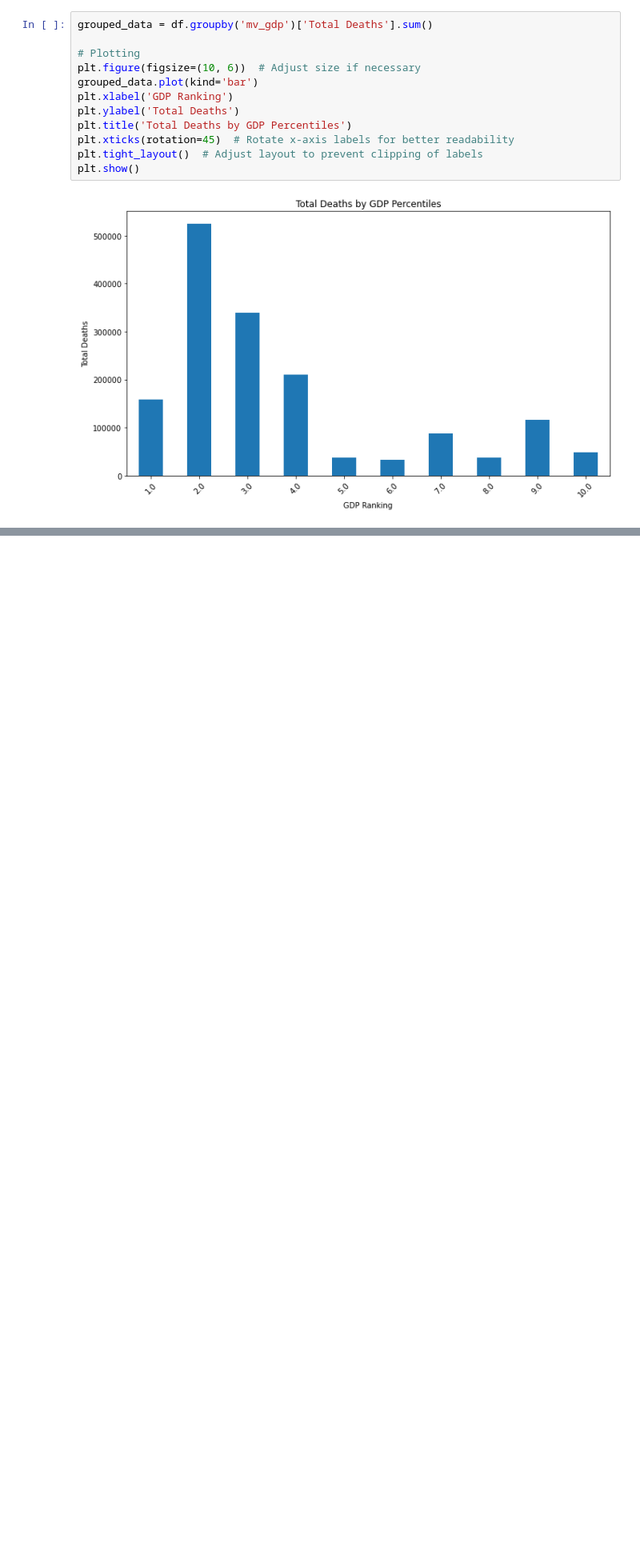
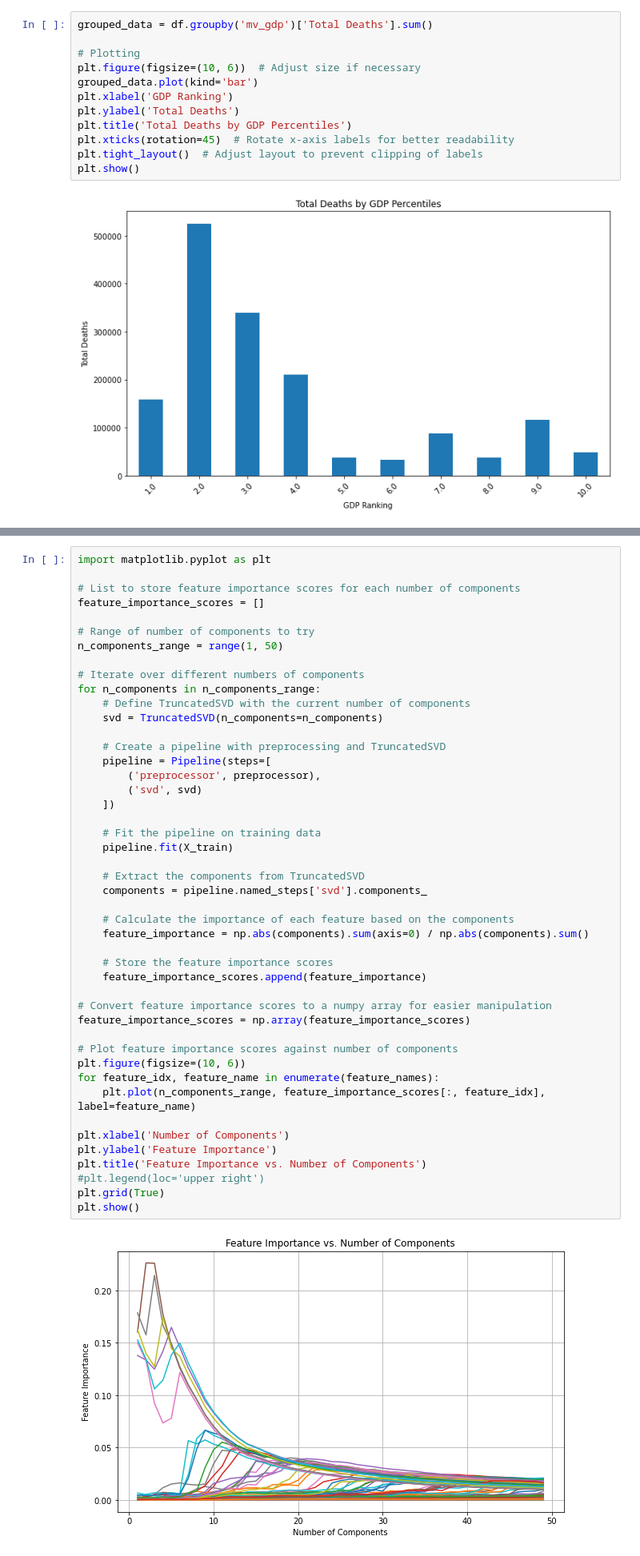
Before and after one commit to harrissamuel/24Spr_-S-Harris-_-disasters-, a Jupyter notebook: Sample_Capstone/code/data_analysis/data_analysis.ipynb, the cells around one changed output, grey strips where cells are left out. Shown at 80% size. Cells and saved outputs as stored; diff of their text form; blank space fills up the shorter version.

```diff
--- a/Sample_Capstone/code/data_analysis/data_analysis.ipynb
+++ b/Sample_Capstone/code/data_analysis/data_analysis.ipynb
@@ -743,0 +1206,48 @@ plt.show()
+# %%
+import matplotlib.pyplot as plt
+
+# List to store feature importance scores for each number of components
+feature_importance_scores = []
+
+# Range of number of components to try
+n_components_range = range(1, 50)
+
+# Iterate over different numbers of components
+for n_components in n_components_range:
+    # Define TruncatedSVD with the current number of components
+    svd = TruncatedSVD(n_components=n_components)
+
+    # Create a pipeline with preprocessing and TruncatedSVD
+    pipeline = Pipeline(steps=[
+        ('preprocessor', preprocessor),
+        ('svd', svd)
+    ])
+
+    # Fit the pipeline on training data
+    pipeline.fit(X_train)
+
+    # Extract the components from TruncatedSVD
+    components = pipeline.named_steps['svd'].components_
+
+    # Calculate the importance of each feature based on the components
+    feature_importance = np.abs(components).sum(axis=0) / np.abs(components).sum()
+
+    # Store the feature importance scores
+    feature_importance_scores.append(feature_importance)
+
+# Convert feature importance scores to a numpy array for easier manipulation
+feature_importance_scores = np.array(feature_importance_scores)
+
+# Plot feature importance scores against number of components
+plt.figure(figsize=(10, 6))
+for feature_idx, feature_name in enumerate(feature_names):
+    plt.plot(n_components_range, feature_importance_scores[:, feature_idx], label=feature_name)
+
+plt.xlabel('Number of Components')
+plt.ylabel('Feature Importance')
+plt.title('Feature Importance vs. Number of Components')
+#plt.legend(loc='upper right')
+plt.grid(True)
+plt.show()
+# %% [output]
+[figure, added]
```
Also changed, not shown: parts of 16 cells of this notebook.
